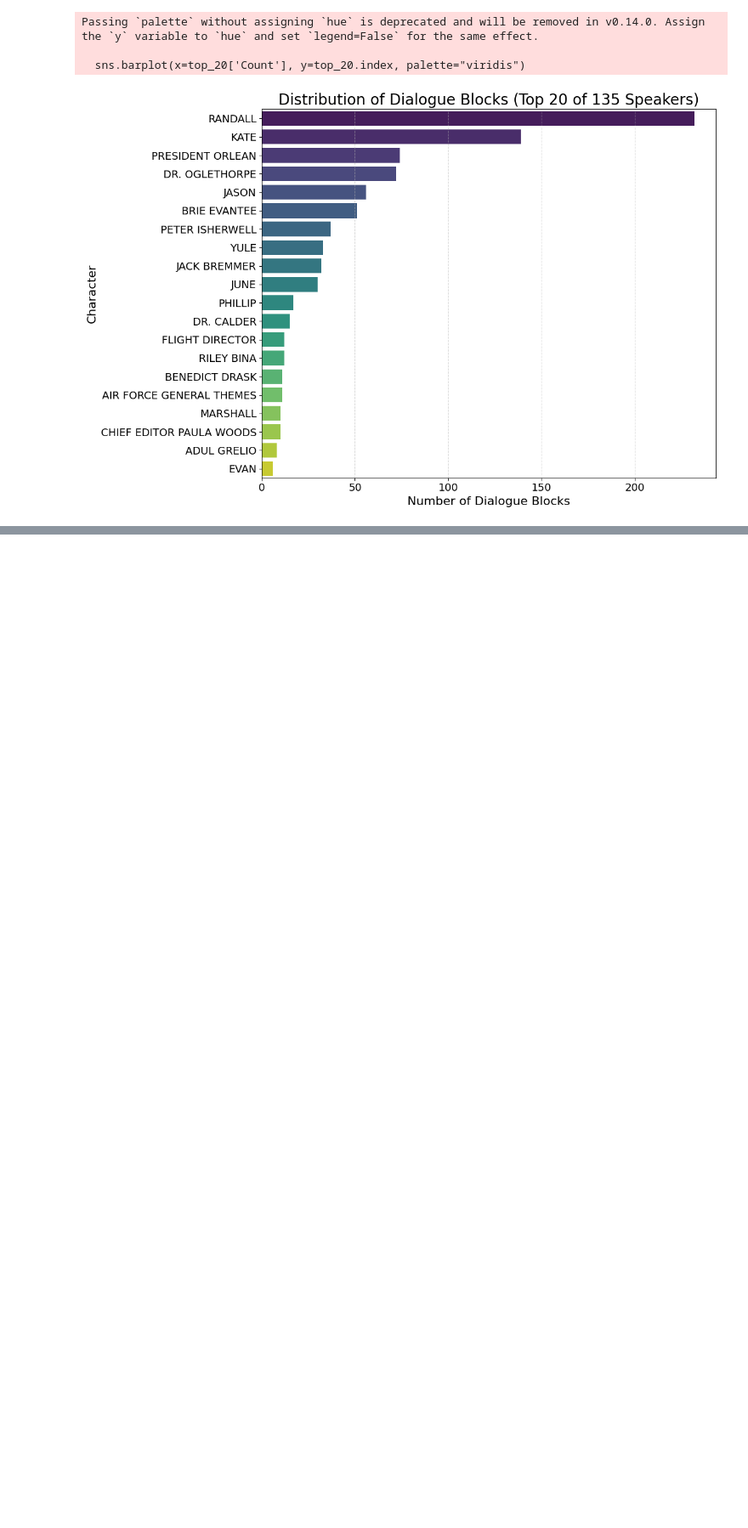
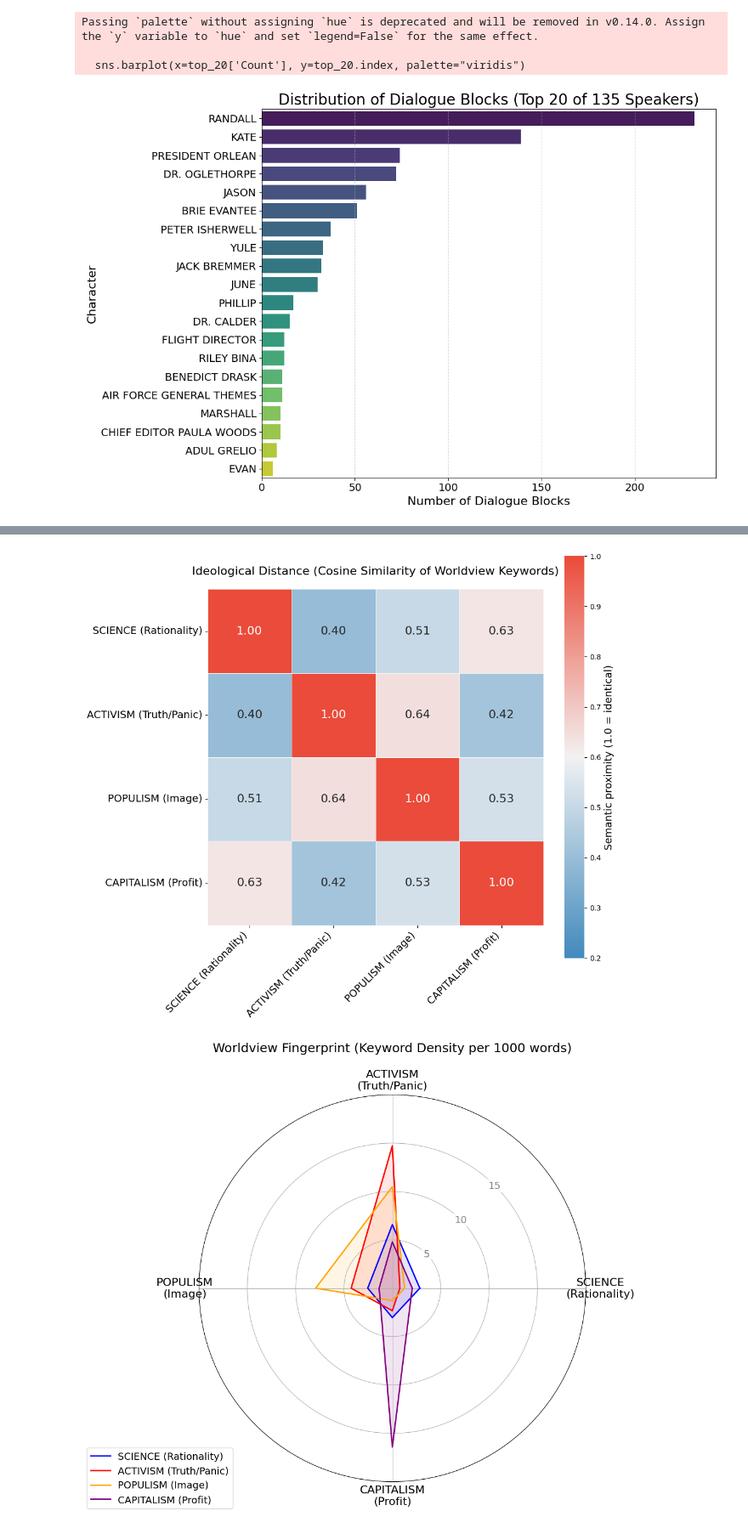
Before and after one commit to peter2b/dont_look_up, a Jupyter notebook: Frame_Analysis_DONT_LOOK_UP_fin.ipynb, the cells around one changed output, grey strips where cells are left out. Shown at 85% size. Drawn from its saved outputs; the diff is of its cells as text; code cells hidden in the pictures; blank space fills up the shorter version.

```diff
--- a/Frame_Analysis_DONT_LOOK_UP_fin.ipynb
+++ b/Frame_Analysis_DONT_LOOK_UP_fin.ipynb
@@ -941,14 +866,14 @@ from sklearn.metrics.pairwise import cosine_similarity
 # ==========================================
 print("Lade Sprachmodell (das kann kurz dauern)...")
 try:
-    # Wir brauchen das Medium-Modell für Vektoren (md)
+    # Medium model for vectors (md)
     nlp = spacy.load("en_core_web_md")
 except OSError:
     print("FEHLER: Bitte lade das Modell erst herunter:")
     print("Run: python -m spacy download en_core_web_md")
     exit()
 
-# DEFINITION DER 4 WELTBILD-GRUPPEN
+# DEFINITION OF THE 4 WORLDVIEW GROUPS
 WORLDVIEW_GROUPS = {
     "SCIENCE (Rationality)": ["MINDY", "RANDALL", "DR. MINDY", "OGLETHORPE", "DR. OGLETHORPE"],
     "ACTIVISM (Truth/Panic)": ["KATE", "KATE DIBIASKY", "DIBIASKY", "YULE"],
@@ -956,7 +881,7 @@ WORLDVIEW_GROUPS = {
     "CAPITALISM (Profit)": ["ISHERWELL", "PETER", "PETER ISHERWELL"]
 }
 
-# KEYWORDS (Deine optimierte STRICT-Liste)
+# KEYWORDS
 KEYWORDS = {
     "SCIENCE (Rationality)": [
         "data", "math", "mathematics", "science", "scientific", "number", "numbers",
@@ -1015,19 +940,19 @@ def parse_screenplay_grouped(file_path):
     return {k: " ".join(v) for k, v in group_texts.items()}
 
 # ==========================================
-# 3. ANALYSE (OPTIMIERT: Concept Similarity)
+# 3. ANALYSIS (Concept Similarity)
 # ==========================================
 def analyze_worldviews(text_data):
     results_keywords = {}
 
-    # --- TEIL A: KOSINUS-ÄHNLICHKEIT DER IDEOLOGIEN ---
+    # --- PART A: COSINUS-SIMILITANCE OF IDEOLOGY ---
 
-    print("Berechne semantische Distanz (via scikit-learn)...")
+    print("Calculate semantic distance (via scikit-learn)...")
 
     groups = list(KEYWORDS.keys())
     sim_matrix = pd.DataFrame(index=groups, columns=groups, dtype=float)
 
-    # Vektoren erstellen
+    # Creating vectors
     vectors = []
     for group in groups:
         word_list = KEYWORDS[group]
@@ -1037,14 +962,14 @@ def analyze_worldviews(text_data):
         vec = nlp(concept_text).vector.reshape(1, -1)
         vectors.append(vec)
 
-    # Matrix füllen mit sklearn
+    # Fill matrix with sclearn
     for i, g1 in enumerate(groups):
         for j, g2 in enumerate(groups):
             # Hier nutzen wir jetzt explizit sklearn
             sim = cosine_similarity(vectors[i], vectors[j])[0][0]
             sim_matrix.loc[g1, g2] = sim
 
-    # --- TEIL B: DENSITY SCAN ---
+    # --- PART B: DENSITY SCAN ---
     print("Scanne Text nach Keywords...")
     docs = {}
     for group, text in text_data.items():
@@ -1054,7 +979,7 @@ def analyze_worldviews(text_data):
     for group, doc in docs.items():
         counts = {k: 0 for k in KEYWORDS.keys()}
 
-        # Robustere Tokenisierung (keine Satzzeichen)
+        # More robust tokenization (no punctuation)
         tokens = [t.lemma_.lower() for t in doc if not t.is_punct and not t.is_space]
         total_words = len(tokens)
 
@@ -1070,29 +995,27 @@ def analyze_worldviews(text_data):
     return sim_matrix, results_keywords
 
 # ==========================================
-# 4. VISUALISIERUNG
+# 4. VISUALIZATION
 # ==========================================
 def plot_results(sim_matrix, keyword_data):
 
     # --- PLOT 1: HEATMAP (Ideological Distance) ---
     plt.figure(figsize=(10, 9)) # Etwas höher für die Labels
 
-    # EINE SCHÖNERE FARBPALETTE ERSTELLEN
-    # Von kühlem Stahlblau (240) zu warmem Ziegelrot (15)
-    # as_cmap=True erstellt eine stufenlose Farbskala
+    # as_cmap=True creates a continuous color scale
     custom_cmap = sns.diverging_palette(240, 15, s=80, l=55, n=9, as_cmap=True, center="light")
 
     ax = sns.heatmap(
         sim_matrix,
         annot=True,
-        cmap=custom_cmap, # Unsere neue Palette
-        vmin=0.2, vmax=1.0, # Skala für bessere Kontraste
+        cmap=custom_cmap,
+        vmin=0.2, vmax=1.0,
         fmt=".2f",
-        square=True,         # Quadratische Zellen
-        linewidths=.5,       # Feine Trennlinien
+        square=True,
+        linewidths=.5,
         linecolor='whitesmoke',
-        annot_kws={"size": 16}, # Zahlen etwas größer
-        cbar_kws={'label': 'Semantic proximity (1.0 = identical)'} # Skala beschriften
+        annot_kws={"size": 16},
+        cbar_kws={'label': 'Semantic proximity (1.0 = identical)'}
     )
 
     plt.title("Ideological Distance (Cosine Similarity of Worldview Keywords)", fontsize=16, pad=20)
@@ -1106,9 +1029,9 @@ def plot_results(sim_matrix, keyword_data):
     plt.savefig("Heatmap.png", dpi=300, bbox_inches='tight')
     plt.show()
 
-# --- PLOT 2: RADAR CHART (Das Weltbild) ---
+# --- PLOT 2: RADAR CHART (The Worldview) ---
 
-    # 1. Daten vorbereiten
+    # 1. prepare data
     original_labels = list(KEYWORDS.keys())
     display_labels = [label.replace(" (", "\n(") for label in original_labels]
     num_vars = len(original_labels)
@@ -1119,39 +1042,36 @@ def plot_results(sim_matrix, keyword_data):
     plt.figure(figsize=(10, 10))
     ax = plt.subplot(111, polar=True)
 
-    # 1. X-Achse (Außen) wie gehabt
+    # 1. X-axis
     plt.xticks(angles[:-1], display_labels, color='black', size=16)
     ax.tick_params(axis='x', pad=10)
 
-    # 2. Y-Achse: Standard-Beschriftung AUSSCHALTEN
-    # Wir lassen die Grid-Linien da, aber entfernen die Labels
-    plt.yticks([5, 10, 15], labels=[], color="grey") # labels=[] macht den Text leer
+    # 2. Y-axis: Turn off default labeling
+    plt.yticks([5, 10, 15], labels=[], color="grey") # labels=[] empties text
     plt.ylim(0, 20)
 
-    # 3. Y-Achse: Zahlen MANUELL setzen
-    # Wir wählen einen Winkel (z.B. 45 Grad), wo Platz ist
+    # 3. Y-axis: Set numbers manually
     label_angle_deg = 45
-    label_angle_rad = np.deg2rad(label_angle_deg) # Umrechnung in Bogenmaß für den Plot
+    label_angle_rad = np.deg2rad(label_angle_deg)
 
-    # Loop um die Zahlen 5, 10, 15 manuell zu schreiben
+    # Loop to manually write the numbers 5, 10, 15
     for val in [5, 10, 15]:
         ax.text(
-            label_angle_rad,  # Winkel (X-Pos)
+            label_angle_rad,  # Angle (X-Pos)
             val,              # Radius (Y-Pos)
             str(val),         # Text
             color="grey",
             size=14,
-            ha='center',      # Horizontal zentriert auf der Linie
-            va='center',      # Vertikal zentriert (kein Verrutschen mehr!)
-            # Optional: Weißer Hintergrund, damit die Linie nicht durch die Zahl geht
+            ha='center',
+            va='center',
             bbox=dict(facecolor='white', edgecolor='none', boxstyle='round,pad=0.2', alpha=0.8)
         )
 
-    # --- Plotten der Daten ---
+    # --- data plotting ---
     colors = ['blue', 'red', 'orange', 'purple']
 
     if not keyword_data:
-        print("Keine Keyword-Daten zum Plotten gefunden.")
+        print("No keyword data found for plotting.")
     else:
         for i, (group, data) in enumerate(keyword_data.items()):
             values = [data.get(l, 0) for l in original_labels]
@@ -1170,17 +1090,18 @@ def plot_results(sim_matrix, keyword_data):
 # ==========================================
 # MAIN EXECUTION
 # ==========================================
-file_path = 'dont_lookup/Dont_Look_Up.txt'
+file_path = 'Dont_Look_Up.txt'
 
 try:
     grouped_text = parse_screenplay_grouped(file_path)
     sim_matrix, keyword_results = analyze_worldviews(grouped_text)
 
-    print("\n--- KOSINUS-ÄHNLICHKEIT (Ideologische Distanz) ---")
+    print("\n--- COSINUS SIMILARITY (Ideological Distance) ---")
     print(sim_matrix)
 
-    # plot_results aufrufen
+    # call plot_results
     plot_results(sim_matrix, keyword_results)
 
 except FileNotFoundError:
-    print(f"Datei nicht gefunden: {file_path}")
+    print(f"File not found: {file_path}")
+# %% [output]
@@ -1186,0 +1125,2 @@ except FileNotFoundError:
+[figure, added]
+[figure, added]
```
Also changed, not shown: parts of 13 cells of this notebook, 3 other files.
